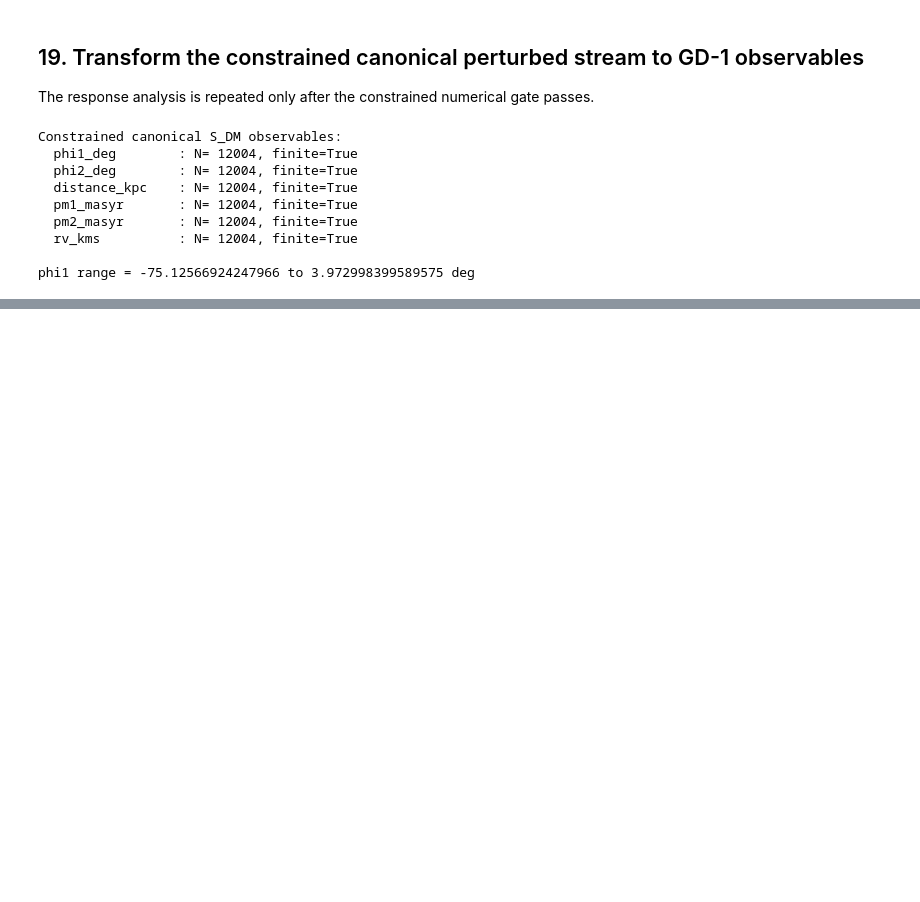
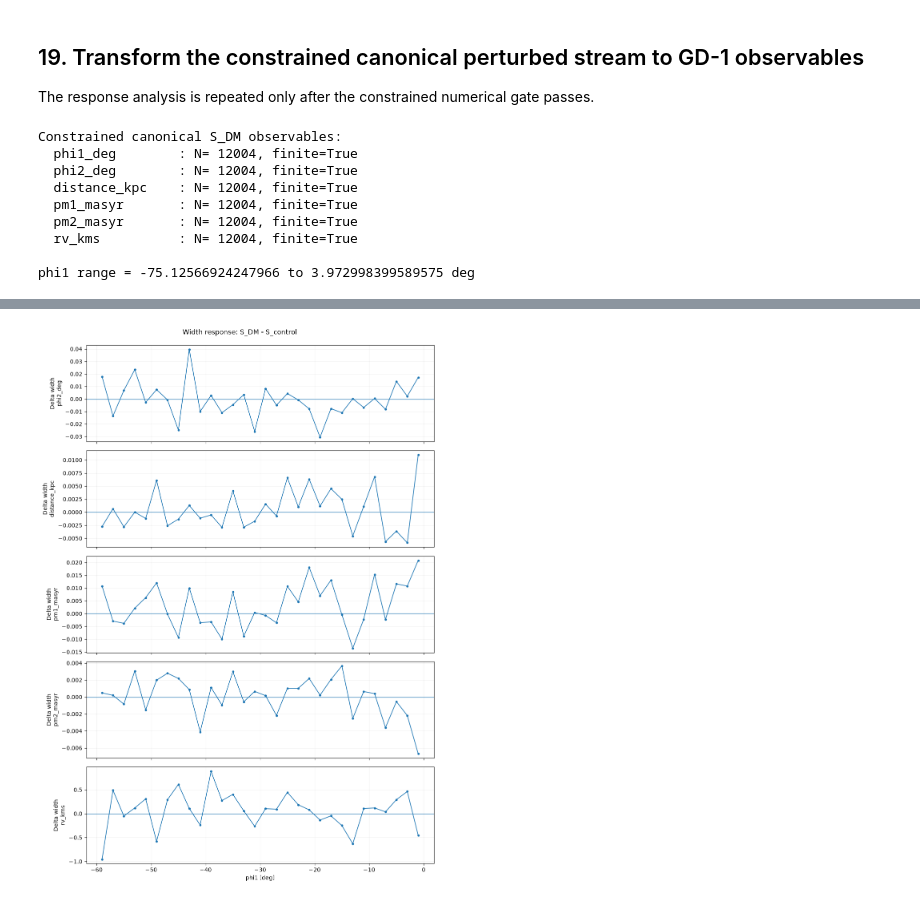
Before and after one commit to DarXSouls/stellar-streams, a Jupyter notebook: notebooks/03_dm_perturbation_engine.ipynb, the cells around one changed output, grey strips where cells are left out. Cells and saved outputs as stored; diff of their text form; code cells hidden in the pictures; blank space fills up the shorter version.

```diff
--- a/notebooks/03_dm_perturbation_engine.ipynb
+++ b/notebooks/03_dm_perturbation_engine.ipynb
@@ -3602,0 +4294,40 @@ STATUS: SCIENCE-READY FOR NEXT PERTURBATION DIAGNOSTICS
+# %%
+# ============================================================
+# Width-response figure
+# ============================================================
+
+width_keys = OBSERVABLES
+
+fig, axes = plt.subplots(
+    len(width_keys), 1,
+    figsize=(10, 14),
+    sharex=True,
+)
+
+for ax, key in zip(axes, width_keys):
+    response = profiles_dm_fingerprint[key]["delta_width"]
+
+    valid = SCIENCE_MASK & np.isfinite(response)
+
+    ax.axhline(0.0, linewidth=0.9)
+    ax.plot(
+        PHI1_CENTERS[valid],
+        response[valid],
+        marker="o",
+        markersize=3,
+        linewidth=1.2,
+    )
+
+    ax.set_ylabel(f"Delta width\n{key}")
+    ax.grid(alpha=0.2)
+
+axes[-1].set_xlabel("phi1 [deg]")
+fig.suptitle(
+    "Width response: S_DM - S_control",
+    y=0.995,
+)
+
+plt.tight_layout()
+plt.show()
+# %% [output]
+[figure, added]
```
Also changed, not shown: parts of 44 cells of this notebook, 8 other files.
